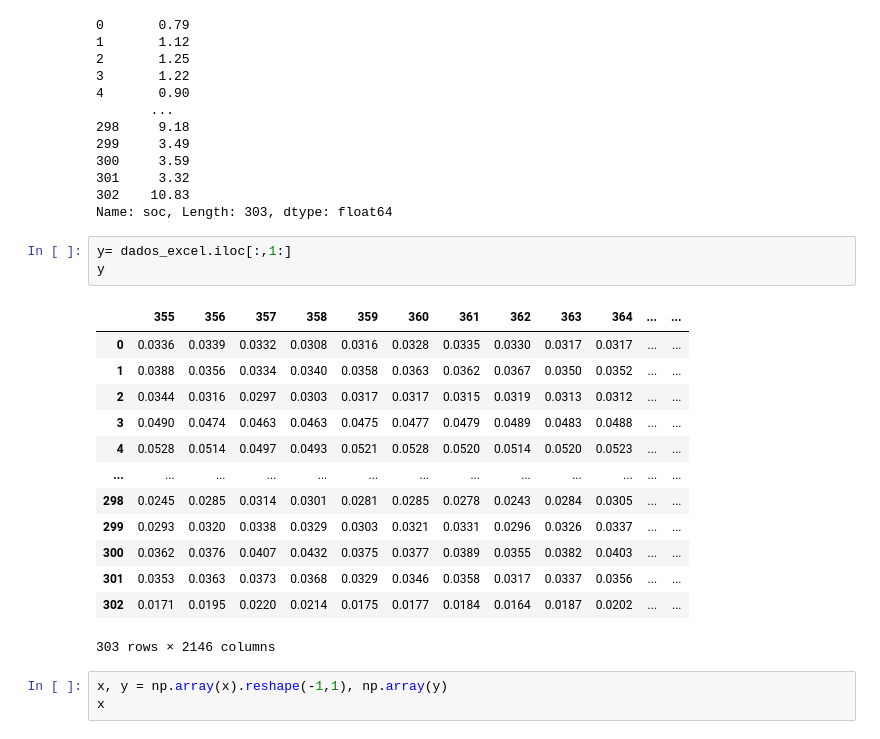
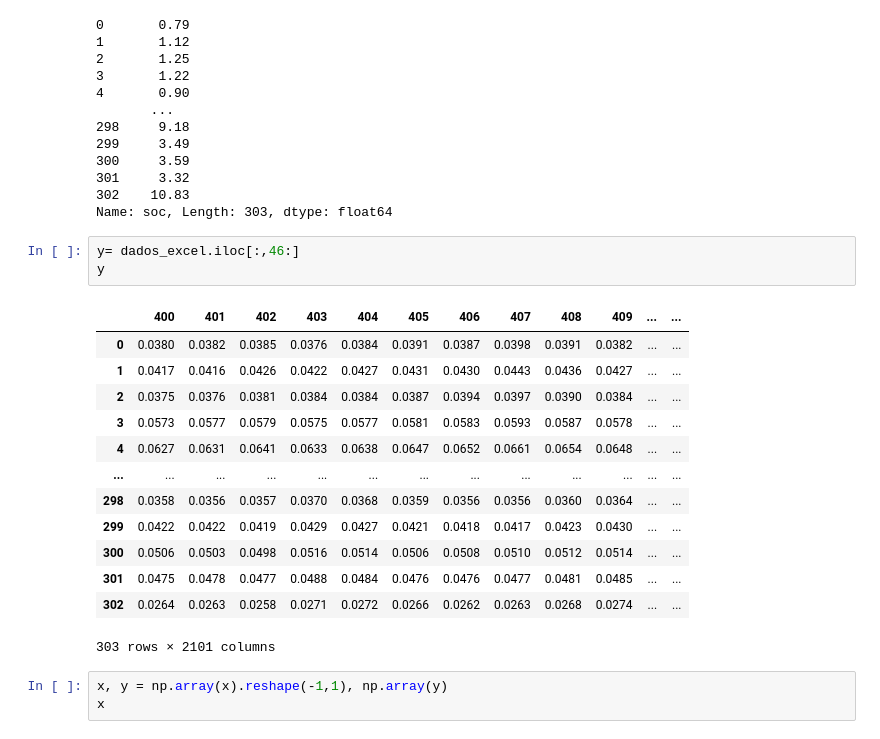
Before and after one commit to gustavoep/reg_linear, a Jupyter notebook: Spectral_reglinear.ipynb, the cells around one changed output. Drawn from its saved outputs; the diff is of its cells as text.

```diff
--- a/Spectral_reglinear.ipynb
+++ b/Spectral_reglinear.ipynb
@@ -49,22 +49,22 @@ x
 302    10.83
 Name: soc, Length: 303, dtype: float64
 # %%
-y= dados_excel.iloc[:,1:]
+y= dados_excel.iloc[:,46:]
 y
 # %% [output]
-|  | 355 | 356 | 357 | 358 | 359 | 360 | 361 | 362 | 363 | 364 | ... | ... |
-| 0 | 0.0336 | 0.0339 | 0.0332 | 0.0308 | 0.0316 | 0.0328 | 0.0335 | 0.0330 | 0.0317 | 0.0317 | ... | ... |
-| 1 | 0.0388 | 0.0356 | 0.0334 | 0.0340 | 0.0358 | 0.0363 | 0.0362 | 0.0367 | 0.0350 | 0.0352 | ... | ... |
-| 2 | 0.0344 | 0.0316 | 0.0297 | 0.0303 | 0.0317 | 0.0317 | 0.0315 | 0.0319 | 0.0313 | 0.0312 | ... | ... |
-| 3 | 0.0490 | 0.0474 | 0.0463 | 0.0463 | 0.0475 | 0.0477 | 0.0479 | 0.0489 | 0.0483 | 0.0488 | ... | ... |
-| 4 | 0.0528 | 0.0514 | 0.0497 | 0.0493 | 0.0521 | 0.0528 | 0.0520 | 0.0514 | 0.0520 | 0.0523 | ... | ... |
+|  | 400 | 401 | 402 | 403 | 404 | 405 | 406 | 407 | 408 | 409 | ... | ... |
+| 0 | 0.0380 | 0.0382 | 0.0385 | 0.0376 | 0.0384 | 0.0391 | 0.0387 | 0.0398 | 0.0391 | 0.0382 | ... | ... |
+| 1 | 0.0417 | 0.0416 | 0.0426 | 0.0422 | 0.0427 | 0.0431 | 0.0430 | 0.0443 | 0.0436 | 0.0427 | ... | ... |
+| 2 | 0.0375 | 0.0376 | 0.0381 | 0.0384 | 0.0384 | 0.0387 | 0.0394 | 0.0397 | 0.0390 | 0.0384 | ... | ... |
+| 3 | 0.0573 | 0.0577 | 0.0579 | 0.0575 | 0.0577 | 0.0581 | 0.0583 | 0.0593 | 0.0587 | 0.0578 | ... | ... |
+| 4 | 0.0627 | 0.0631 | 0.0641 | 0.0633 | 0.0638 | 0.0647 | 0.0652 | 0.0661 | 0.0654 | 0.0648 | ... | ... |
 | ... | ... | ... | ... | ... | ... | ... | ... | ... | ... | ... | ... | ... |
-| 298 | 0.0245 | 0.0285 | 0.0314 | 0.0301 | 0.0281 | 0.0285 | 0.0278 | 0.0243 | 0.0284 | 0.0305 | ... | ... |
-| 299 | 0.0293 | 0.0320 | 0.0338 | 0.0329 | 0.0303 | 0.0321 | 0.0331 | 0.0296 | 0.0326 | 0.0337 | ... | ... |
-| 300 | 0.0362 | 0.0376 | 0.0407 | 0.0432 | 0.0375 | 0.0377 | 0.0389 | 0.0355 | 0.0382 | 0.0403 | ... | ... |
-| 301 | 0.0353 | 0.0363 | 0.0373 | 0.0368 | 0.0329 | 0.0346 | 0.0358 | 0.0317 | 0.0337 | 0.0356 | ... | ... |
-| 302 | 0.0171 | 0.0195 | 0.0220 | 0.0214 | 0.0175 | 0.0177 | 0.0184 | 0.0164 | 0.0187 | 0.0202 | ... | ... |
+| 298 | 0.0358 | 0.0356 | 0.0357 | 0.0370 | 0.0368 | 0.0359 | 0.0356 | 0.0356 | 0.0360 | 0.0364 | ... | ... |
+| 299 | 0.0422 | 0.0422 | 0.0419 | 0.0429 | 0.0427 | 0.0421 | 0.0418 | 0.0417 | 0.0423 | 0.0430 | ... | ... |
+| 300 | 0.0506 | 0.0503 | 0.0498 | 0.0516 | 0.0514 | 0.0506 | 0.0508 | 0.0510 | 0.0512 | 0.0514 | ... | ... |
+| 301 | 0.0475 | 0.0478 | 0.0477 | 0.0488 | 0.0484 | 0.0476 | 0.0476 | 0.0477 | 0.0481 | 0.0485 | ... | ... |
+| 302 | 0.0264 | 0.0263 | 0.0258 | 0.0271 | 0.0272 | 0.0266 | 0.0262 | 0.0263 | 0.0268 | 0.0274 | ... | ... |
-303 rows × 2146 columns
+303 rows × 2101 columns
 # %%
 x, y = np.array(x).reshape(-1,1), np.array(y)
 x
```
Also changed, not shown: parts of 3 cells of this notebook.
